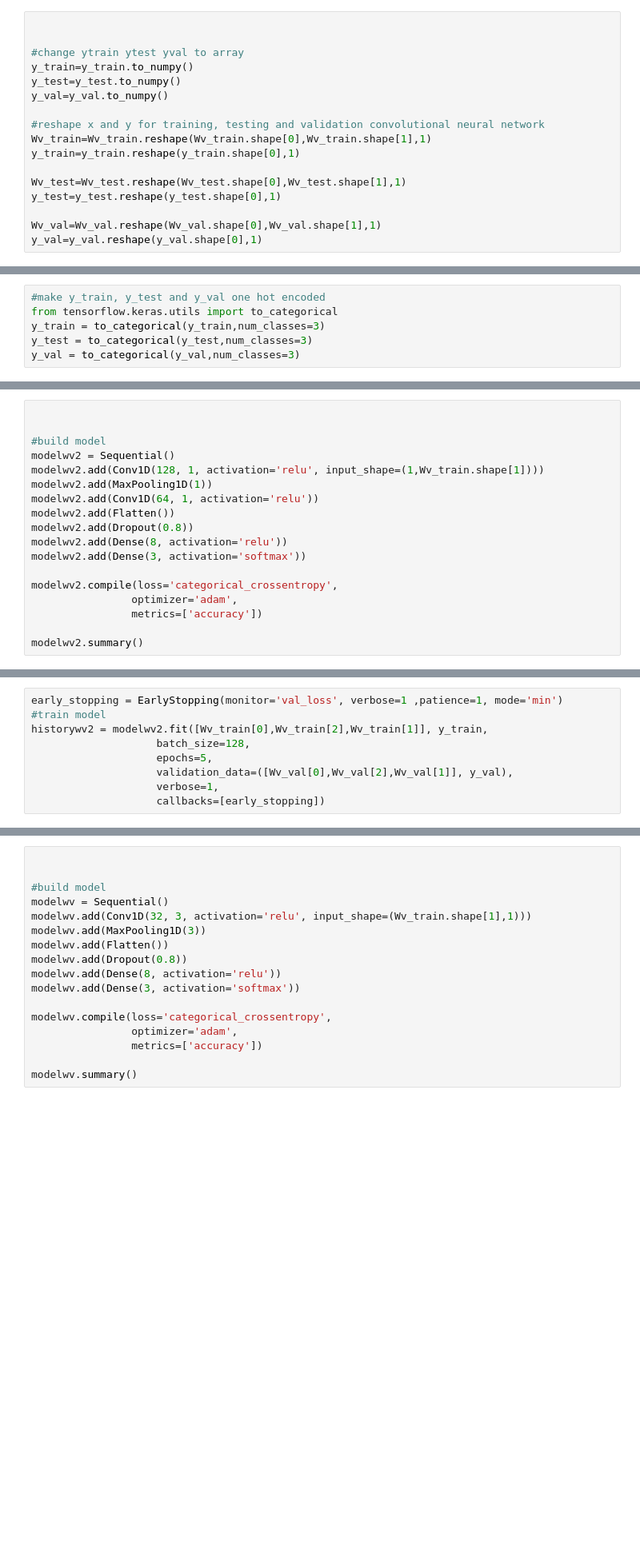
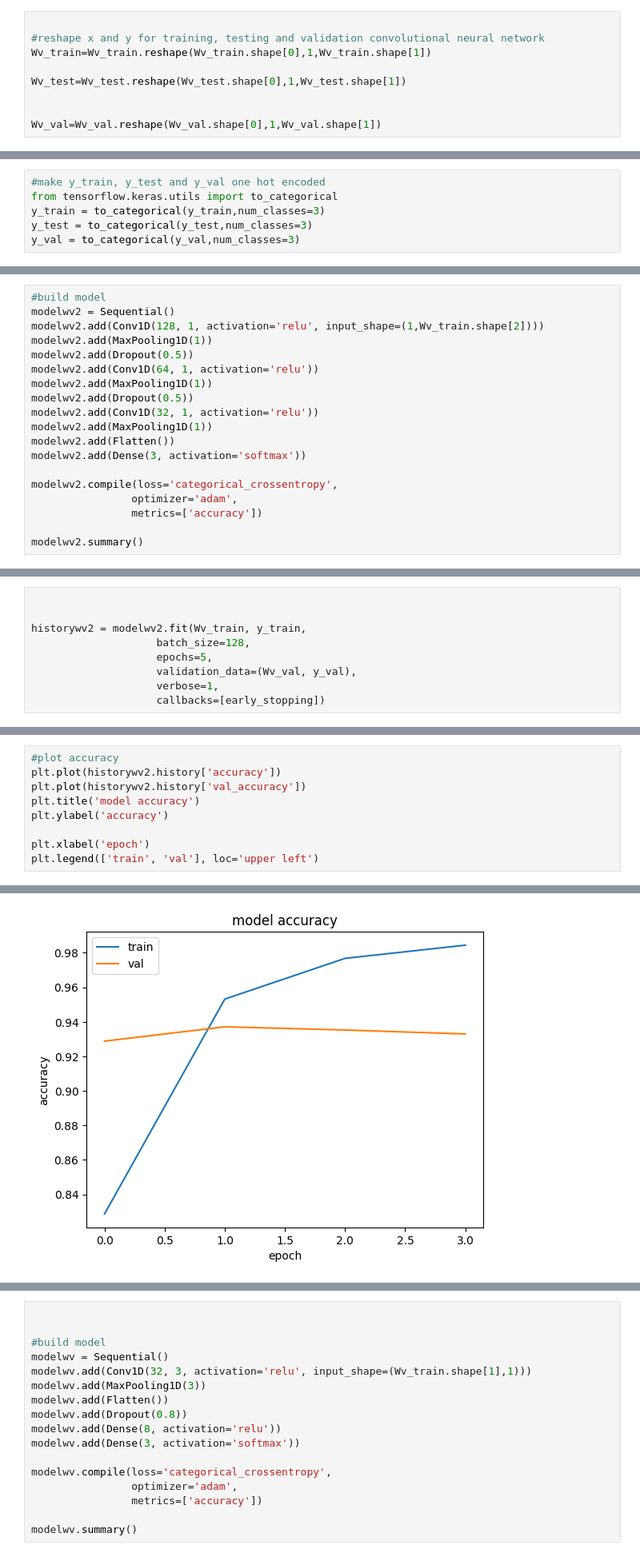
Before and after one commit to YigitAgalar/cnn-sentiment-classification, a Jupyter notebook: cnn_classification.ipynb, the cells around one changed output, grey strips where cells are left out. Shown at 80% size. Drawn from its saved outputs; the diff is of its cells as text; blank space fills up the shorter version.

```diff
--- a/cnn_classification.ipynb
+++ b/cnn_classification.ipynb
@@ -349,20 +735,12 @@ Wv_test, Wv_val, y_test, y_val = train_test_split(Wv_test, y_test, test_size=0.5
 # %%
 
+#reshape x and y for training, testing and validation convolutional neural network
+Wv_train=Wv_train.reshape(Wv_train.shape[0],1,Wv_train.shape[1])
 
-#change ytrain ytest yval to array
-y_train=y_train.to_numpy()
-y_test=y_test.to_numpy()
-y_val=y_val.to_numpy()
+Wv_test=Wv_test.reshape(Wv_test.shape[0],1,Wv_test.shape[1])
 
-#reshape x and y for training, testing and validation convolutional neural network
-Wv_train=Wv_train.reshape(Wv_train.shape[0],Wv_train.shape[1],1)
-y_train=y_train.reshape(y_train.shape[0],1)
 
-Wv_test=Wv_test.reshape(Wv_test.shape[0],Wv_test.shape[1],1)
-y_test=y_test.reshape(y_test.shape[0],1)
-
-Wv_val=Wv_val.reshape(Wv_val.shape[0],Wv_val.shape[1],1)
-y_val=y_val.reshape(y_val.shape[0],1)
+Wv_val=Wv_val.reshape(Wv_val.shape[0],1,Wv_val.shape[1])
 # %%
 
 print(Wv_test.shape)
@@ -408,14 +763,15 @@ with open('wvy_test.pkl', 'wb') as f:
 # %%
-
-
 #build model
 modelwv2 = Sequential()
-modelwv2.add(Conv1D(128, 1, activation='relu', input_shape=(1,Wv_train.shape[1])))
+modelwv2.add(Conv1D(128, 1, activation='relu', input_shape=(1,Wv_train.shape[2])))
 modelwv2.add(MaxPooling1D(1))
+modelwv2.add(Dropout(0.5))
 modelwv2.add(Conv1D(64, 1, activation='relu'))
+modelwv2.add(MaxPooling1D(1))
+modelwv2.add(Dropout(0.5))
+modelwv2.add(Conv1D(32, 1, activation='relu'))
+modelwv2.add(MaxPooling1D(1))
 modelwv2.add(Flatten())
-modelwv2.add(Dropout(0.8))
-modelwv2.add(Dense(8, activation='relu'))
 modelwv2.add(Dense(3, activation='softmax'))
 
 modelwv2.compile(loss='categorical_crossentropy',
@@ -452,10 +800,10 @@ Wv_train.shape
 # %%
-early_stopping = EarlyStopping(monitor='val_loss', verbose=1 ,patience=1, mode='min')
-#train model
-historywv2 = modelwv2.fit([Wv_train[0],Wv_train[2],Wv_train[1]], y_train,
+
+
+historywv2 = modelwv2.fit(Wv_train, y_train,
                     batch_size=128,
                     epochs=5,
-                    validation_data=([Wv_val[0],Wv_val[2],Wv_val[1]], y_val),
+                    validation_data=(Wv_val, y_val),
                     verbose=1,
                     callbacks=[early_stopping])
 # %% [output]
@@ -465,0 +885,10 @@ Make sure all arrays contain the same number of samples.
+# %%
+#plot accuracy
+plt.plot(historywv2.history['accuracy'])
+plt.plot(historywv2.history['val_accuracy'])
+plt.title('model accuracy')
+plt.ylabel('accuracy')
+
+plt.xlabel('epoch')
+plt.legend(['train', 'val'], loc='upper left')
+# %% [output]
@@ -465,0 +896 @@ Make sure all arrays contain the same number of samples.
+[figure, added]
```
Also changed, not shown: parts of 102 cells of this notebook, 1 other file.
